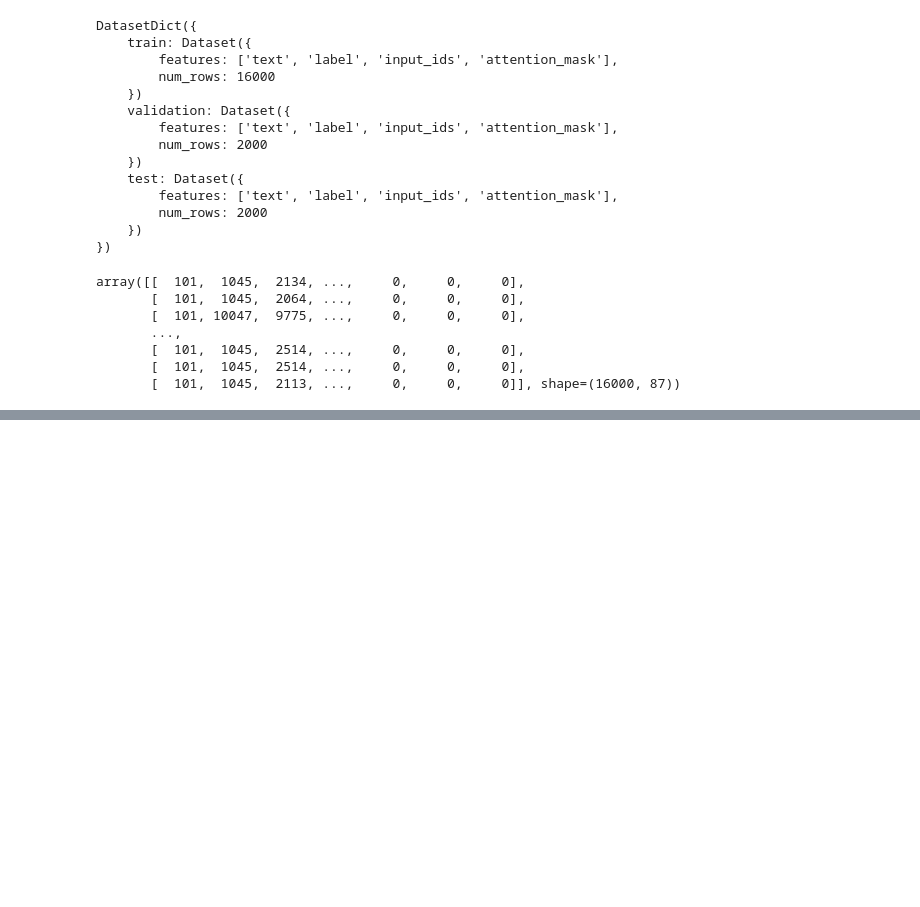
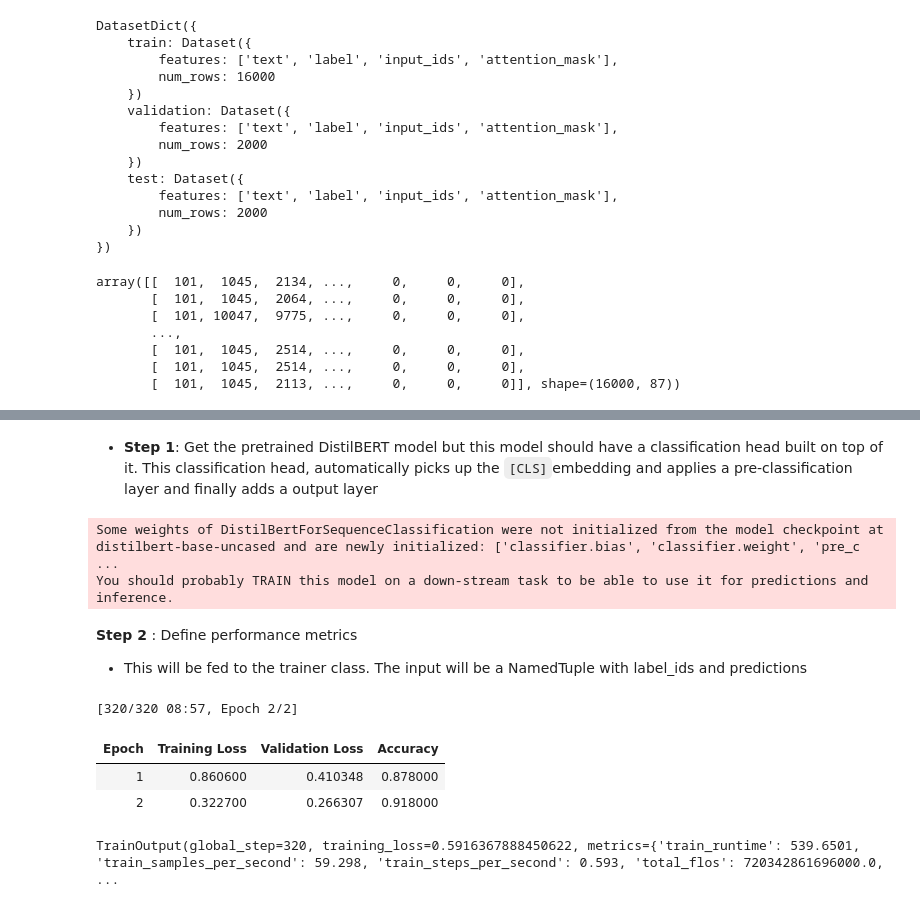
Before and after one commit to lihasarora/transformers_hf, a Jupyter notebook: chapter_2_text_classification/implementation.ipynb, the cells around one changed output, grey strips where cells are left out. Saved outputs shown, nothing was run; the diff lists cells and outputs as text; code cells hidden in the pictures; blank space fills up the shorter version.

```diff
--- a/chapter_2_text_classification/implementation.ipynb
+++ b/chapter_2_text_classification/implementation.ipynb
@@ -424,0 +560,13 @@ array([[  101,  1045,  2134, ...,     0,     0,     0],
+# %% [markdown]
+- **Step 1**: Get the pretrained DistilBERT model but this model should have a classification head built on top of it. This classification head, automatically picks up the `[CLS]`embedding and applies a pre-classification layer and finally adds a output layer
+# %%
+from transformers import AutoModelForSequenceClassification
+model = AutoModelForSequenceClassification.from_pretrained(
+    model_ckpt, num_labels = 6
+).to('mps')
+# %% [output]
+Some weights of DistilBertForSequenceClassification were not initialized from the model checkpoint at distilbert-base-uncased and are newly initialized: ['classifier.bias', 'classifier.weight', 'pre_c ...
+You should probably TRAIN this model on a down-stream task to be able to use it for predictions and inference.
+# %% [markdown]
+**Step 2** : Define performance metrics
+- This will be fed to the trainer class. The input will be a NamedTuple with label_ids and predictions
@@ -424,0 +581,35 @@ array([[  101,  1045,  2134, ...,     0,     0,     0],
+# %%
+from transformers import Trainer, TrainingArguments
+model.to('mps')
+batch_size = 100
+logging_steps = len(emotions_encoded["train"]) // batch_size
+
+model_name = f"{model_ckpt}-finetuned-emotion"
+training_args = TrainingArguments(
+    output_dir=model_name,
+    num_train_epochs=2,
+    learning_rate=2e-5,
+    per_device_train_batch_size=batch_size,
+    per_device_eval_batch_size=batch_size,
+    weight_decay=0.01,
+    disable_tqdm=False,
+    logging_steps=logging_steps,
+    log_level="error",
+    eval_strategy = 'epoch'
+)
+
+trainer = Trainer(
+    model = model,
+    args = training_args,
+    compute_metrics = compute_metrics,
+    train_dataset = emotions_encoded['train'],
+    eval_dataset = emotions_encoded['validation'],
+    processing_class = tokenizer
+)
+trainer.train()
+# %% [output]
+[320/320 08:57, Epoch 2/2]
+| Epoch | Training Loss | Validation Loss | Accuracy |
+| 1 | 0.860600 | 0.410348 | 0.878000 |
+| 2 | 0.322700 | 0.266307 | 0.918000 |
+TrainOutput(global_step=320, training_loss=0.5916367888450622, metrics={'train_runtime': 539.6501, 'train_samples_per_second': 59.298, 'train_steps_per_second': 0.593, 'total_flos': 720342861696000.0, ...
```
Also changed, not shown: parts of 20 cells of this notebook.
